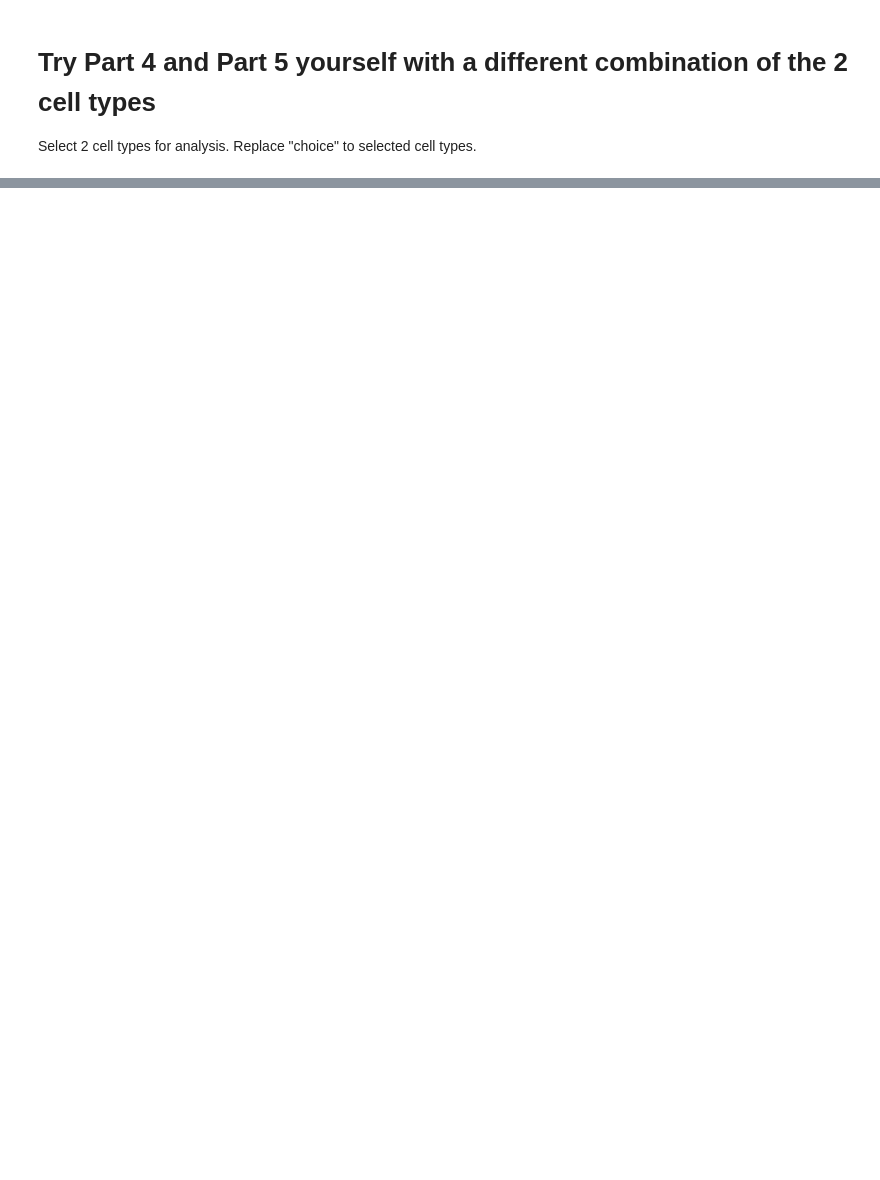
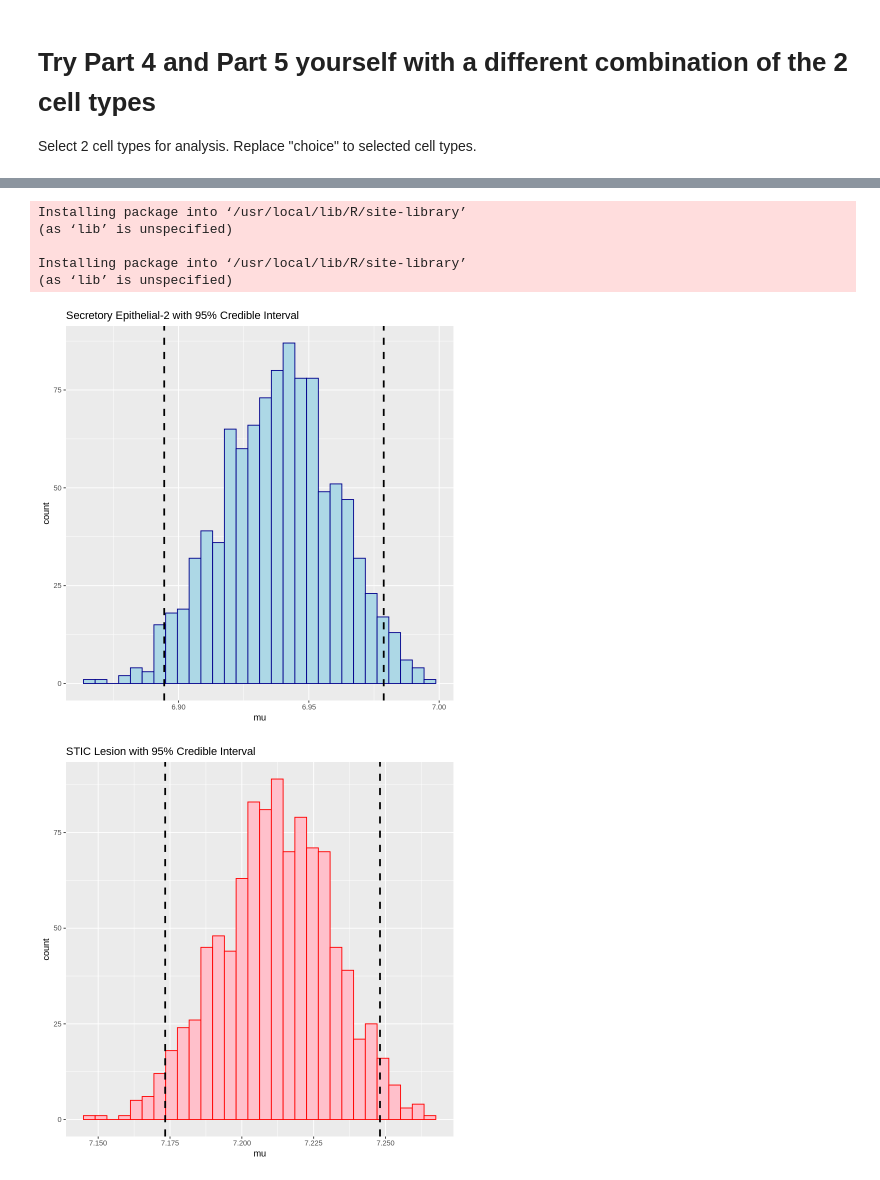
Before and after one commit to huma1995/statistics, a Jupyter notebook: Day_3.ipynb, the cells around one changed output, grey strips where cells are left out. Saved outputs shown, nothing was run; the diff lists cells and outputs as text; code cells hidden in the pictures; blank space fills up the shorter version.

```diff
--- a/Day_3.ipynb
+++ b/Day_3.ipynb
@@ -419,0 +331,59 @@ plot_all
+# %%
+# Install and load required libraries
+install.packages("ggplot2")
+install.packages("HDInterval") # For hdi() function to compute credible intervals
+library(ggplot2)
+library(HDInterval)
+
+# Example of computing 95% credible intervals
+ci95 <- hdi(post_SE2_STIC, credMass = 0.95)
+
+# Secretory Epithelial-2 Posterior
+plot_post_SE2 <- ggplot(post_SE2, aes(x=mu)) +
+  geom_histogram(color="darkblue", fill="lightblue", bins=30) +
+  geom_vline(xintercept = as.numeric(hdi(post_SE2$mu, credMass = 0.95)),
+             linetype="dashed", color="black", size=1) +
+  ggtitle("Secretory Epithelial-2 with 95% Credible Interval")
+
+# STIC Lesion Posterior
+plot_post_STIC <- ggplot(post_STIC, aes(x=mu)) +
+  geom_histogram(color="red", fill="pink", bins=30) +
+  geom_vline(xintercept = as.numeric(hdi(post_STIC$mu, credMass = 0.95)),
+             linetype="dashed", color="black", size=1) +
+  ggtitle("STIC Lesion with 95% Credible Interval")
+
+# Secretory Epithelial-2 & STIC Lesion Posterior
+plot_post_SE2_STIC <- ggplot(post_SE2_STIC, aes(x=mu)) +
+  geom_histogram(color="darkgreen", fill="green", bins=30) +
+  geom_vline(xintercept = as.numeric(hdi(post_SE2_STIC$mu, credMass = 0.95)),
+             linetype="dashed", color="black", size=1) +
+  ggtitle("Secretory Epithelial-2 & STIC Lesion with 95% Credible Interval")
+
+# Plot Secretory Epithelial-1 Posterior
+plot_post_SE1 <- ggplot(post_SE1, aes(x=mu)) +
+  geom_histogram(color="darkblue", fill="lightblue", bins=30) +
+  geom_vline(xintercept = as.numeric(hdi(post_SE1$mu, credMass = 0.95)),
+             linetype="dashed", color="black", size=1) +
+  ggtitle("Secretory Epithelial-1 with 95% Credible Interval")
+
+# Secretory Epithelial-1 & STIC Lesion Posterior
+plot_post_SE1_STIC <- ggplot(post_SE1_STIC, aes(x=mu)) +
+  geom_histogram(color="darkgreen", fill="green", bins=30) +
+  geom_vline(xintercept = as.numeric(hdi(post_SE1_STIC$mu, credMass = 0.95)),
+             linetype="dashed", color="black", size=1) +
+  ggtitle("Secretory Epithelial-1 & STIC Lesion with 95% Credible Interval")
+
+# Show plots
+plot_post_SE2
+plot_post_STIC
+plot_post_SE2_STIC
+plot_post_SE1
+plot_post_SE1_STIC
+# %% [output]
+Installing package into ‘/usr/local/lib/R/site-library’
+(as ‘lib’ is unspecified)
+
+Installing package into ‘/usr/local/lib/R/site-library’
+(as ‘lib’ is unspecified)
+[figure, added]
+[figure, added]
```
Also changed, not shown: parts of 15 cells of this notebook.
